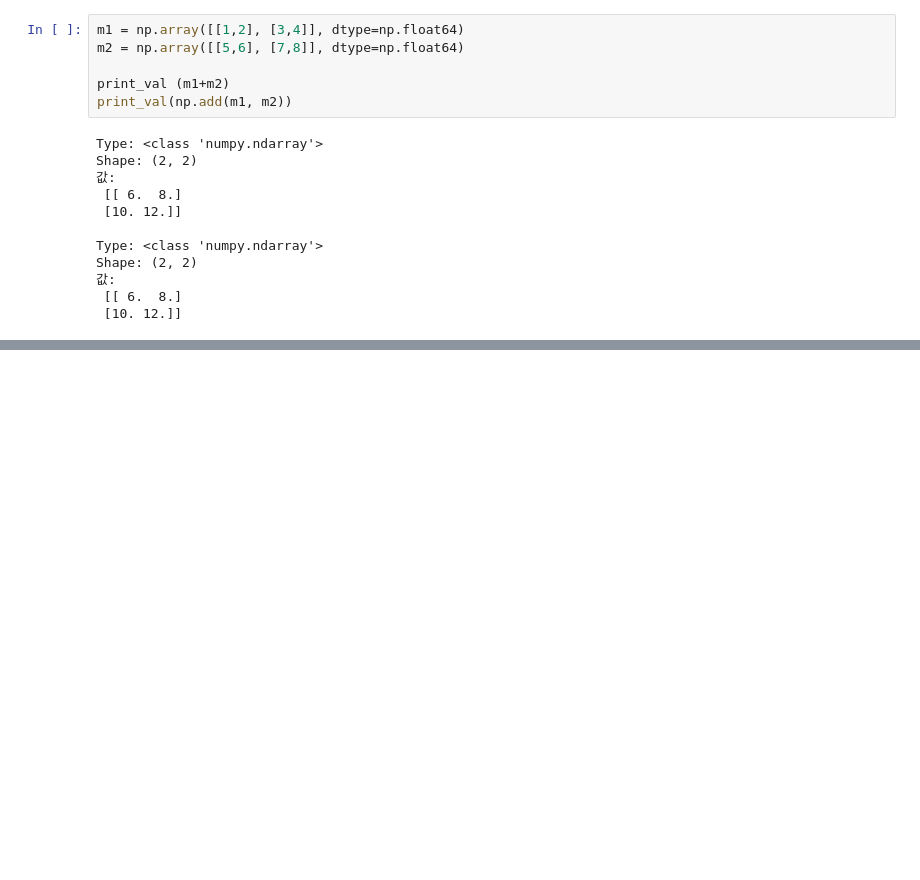
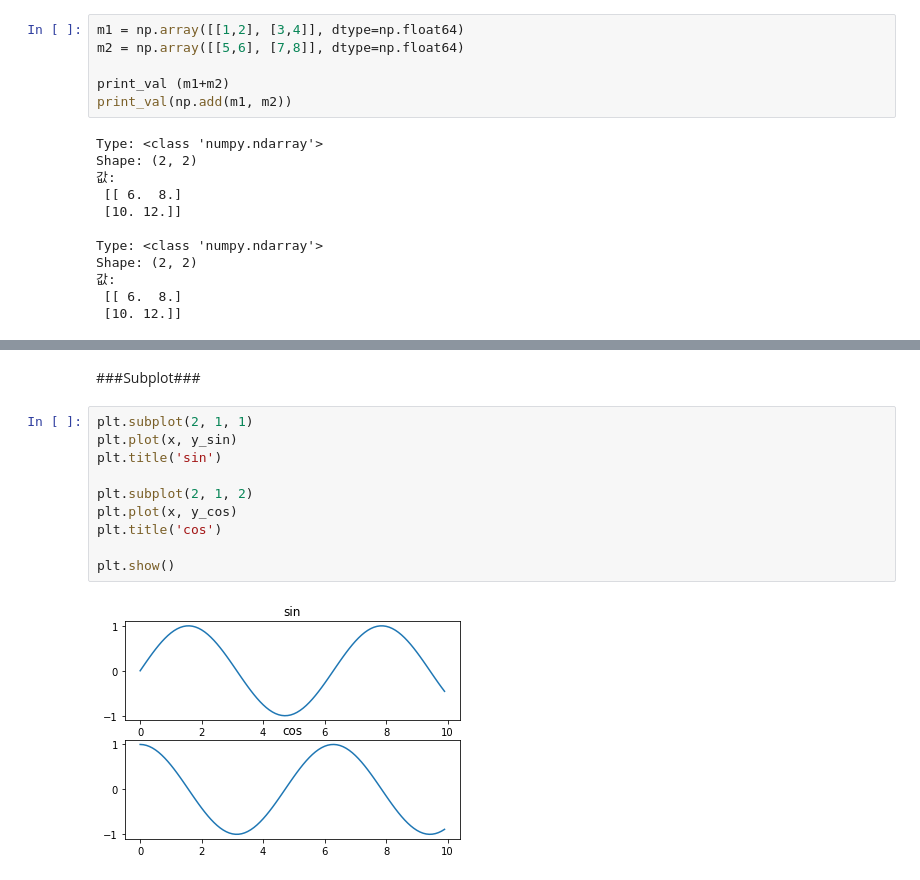
Before and after one commit to AS0728/com2022, a Jupyter notebook: 실습Zero.ipynb, the cells around one changed output, grey strips where cells are left out. Drawn from its saved outputs; the diff is of its cells as text; blank space fills up the shorter version.

```diff
--- a/실습Zero.ipynb
+++ b/실습Zero.ipynb
@@ -283,0 +393,14 @@ Shape: (2, 2)
+# %% [markdown]
+###Subplot###
+# %%
+plt.subplot(2, 1, 1)
+plt.plot(x, y_sin)
+plt.title('sin')
+
+plt.subplot(2, 1, 2)
+plt.plot(x, y_cos)
+plt.title('cos')
+
+plt.show()
+# %% [output]
+[figure, added]
```
Also changed, not shown: parts of 12 cells of this notebook.
